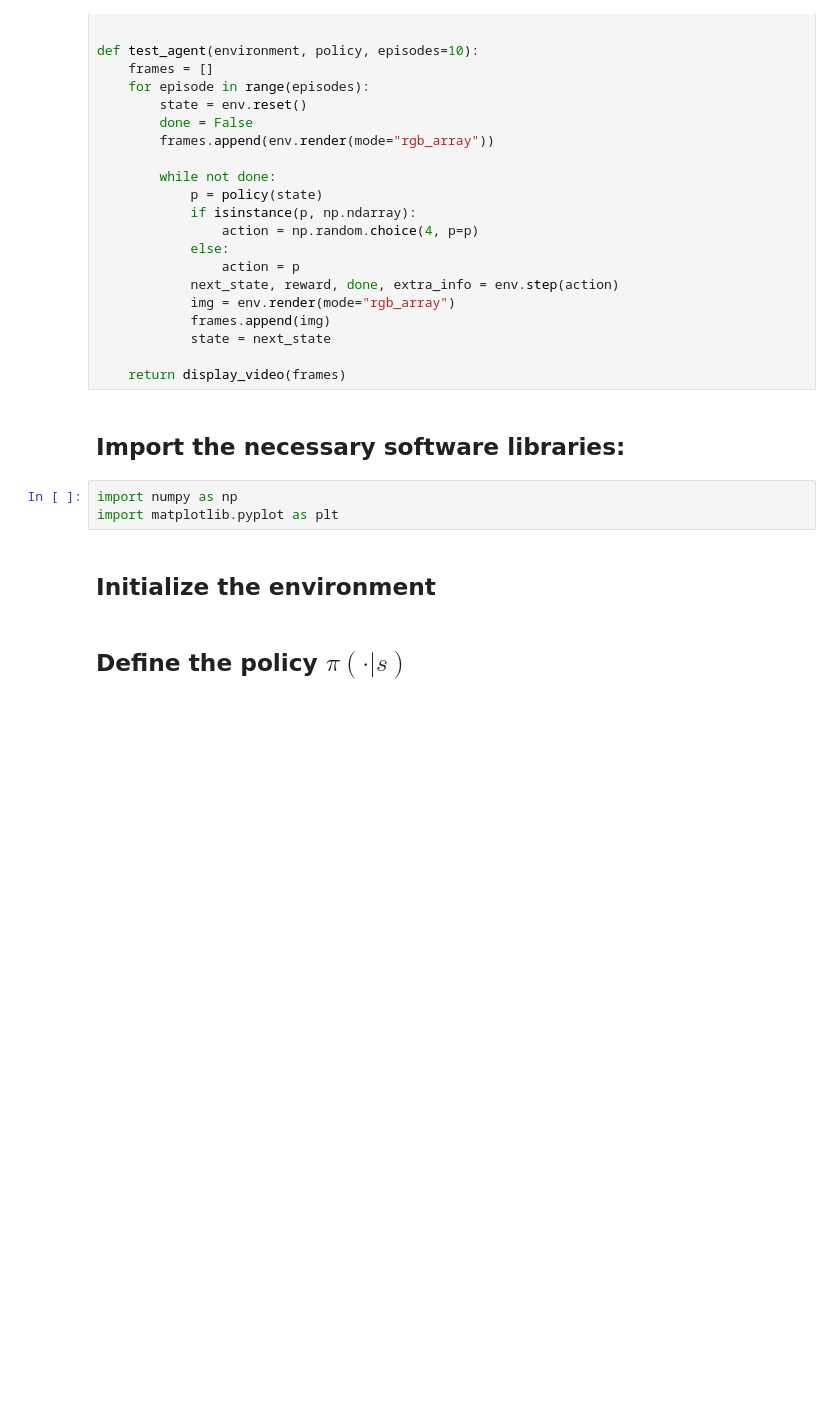
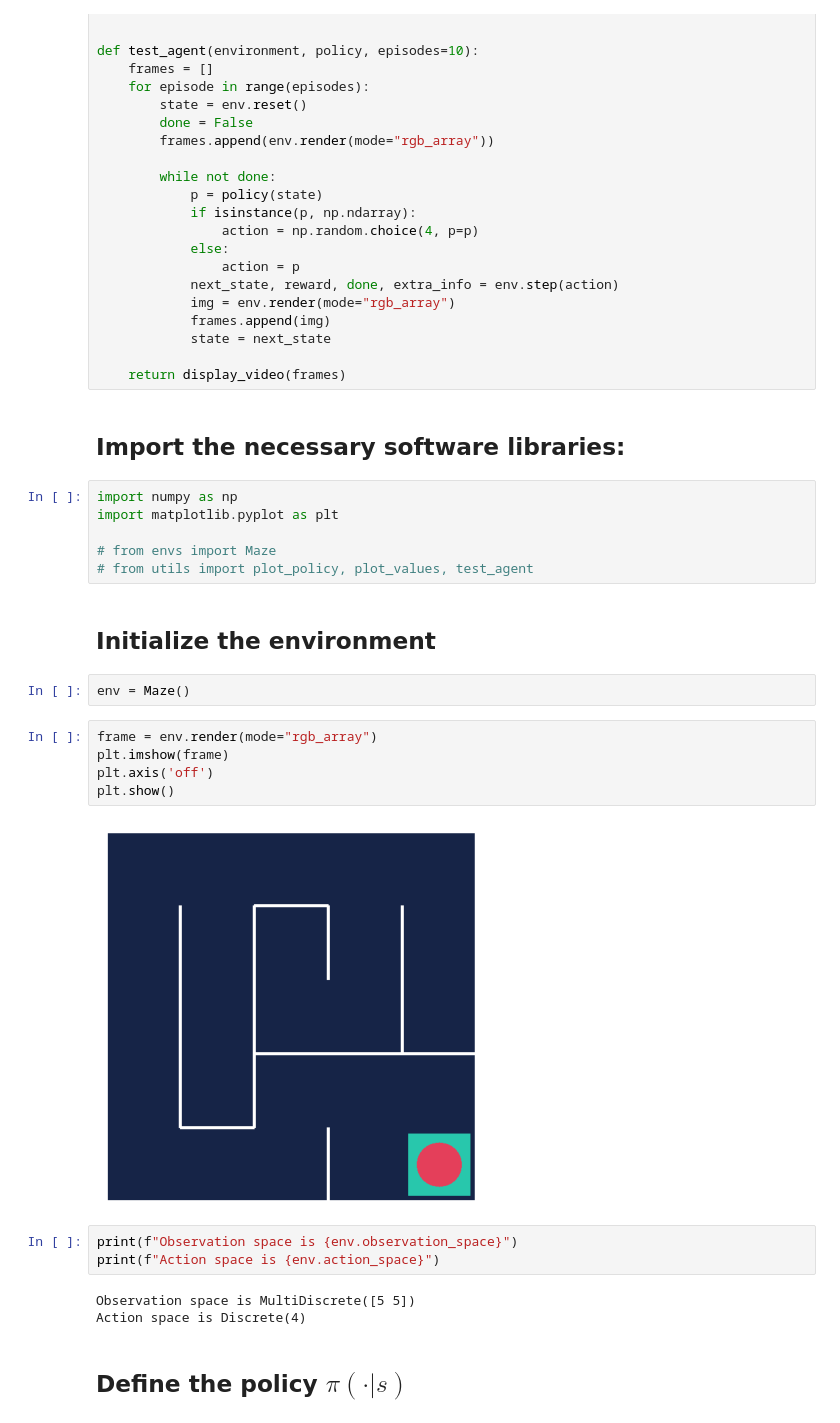
Before and after one commit to anishchandak7/reinforcement-learning, a Jupyter notebook: Section_3_value_iteration.ipynb, the cells around one changed output. Drawn from its saved outputs; the diff is of its cells as text; blank space fills up the shorter version.

```diff
--- a/Section_3_value_iteration.ipynb
+++ b/Section_3_value_iteration.ipynb
@@ -265,8 +263,26 @@ def test_agent(environment, policy, episodes=10):
 # %%
 import numpy as np
 import matplotlib.pyplot as plt
+
+# from envs import Maze
+# from utils import plot_policy, plot_values, test_agent
 # %% [markdown]
 ## Initialize the environment
+# %%
+env = Maze()
+# %%
+frame = env.render(mode="rgb_array")
+plt.imshow(frame)
+plt.axis('off')
+plt.show()
+# %% [output]
+[figure, added]
+# %%
+print(f"Observation space is {env.observation_space}")
+print(f"Action space is {env.action_space}")
+# %% [output]
+Observation space is MultiDiscrete([5 5])
+Action space is Discrete(4)
 # %% [markdown]
 ## Define the policy $\pi(\cdot|s)$
 # %% [markdown]
```
Also changed, not shown: parts of 14 cells of this notebook.
